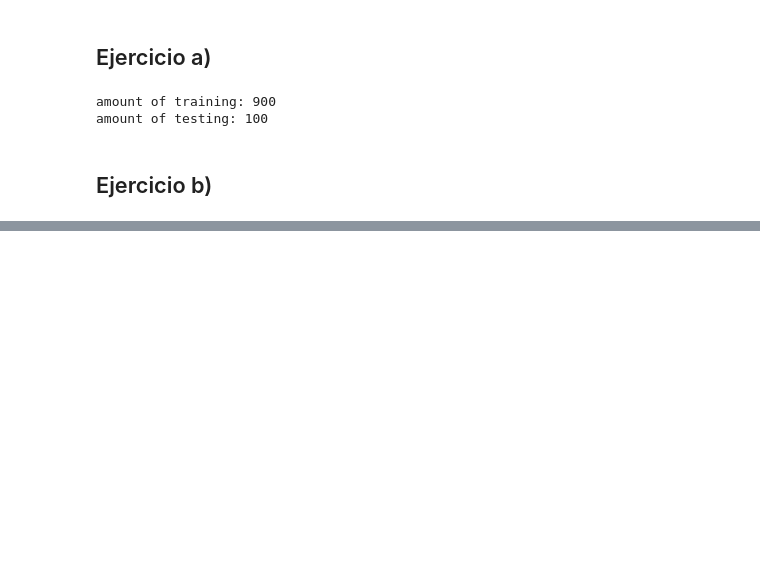
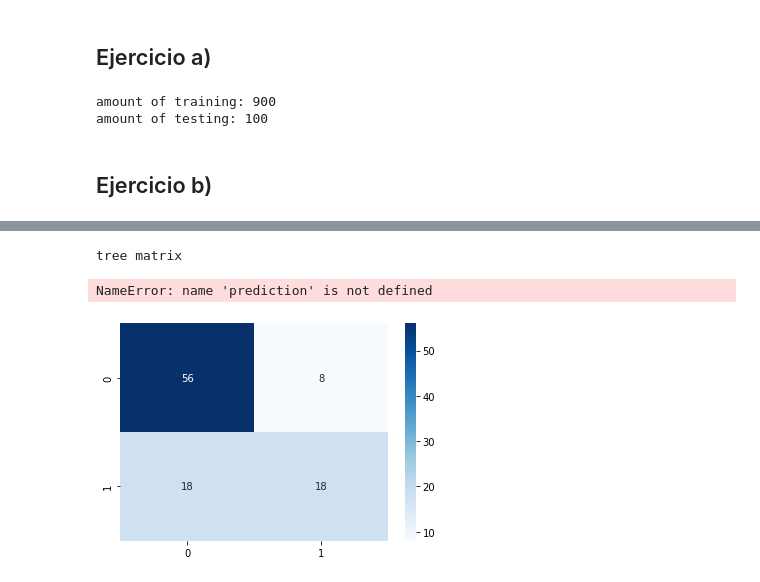
Before and after one commit to gsilvatici/MachineLearningStories, a Jupyter notebook: tp2/ej1.ipynb, the cells around one changed output, grey strips where cells are left out. Drawn from its saved outputs; the diff is of its cells as text; code cells hidden in the pictures; blank space fills up the shorter version.

```diff
--- a/tp2/ej1.ipynb
+++ b/tp2/ej1.ipynb
@@ -153,0 +161,9 @@ forest matrix
+# %%
+print("tree matrix")
+heatmap(matrix_tree, annot=True, cmap='Blues', fmt='g')
+tp_t = matrix_tree[0][0]
+print(f"precision = {tp_t/len(predicted_forest)}")
+# %% [output]
+tree matrix
+NameError: name 'prediction' is not defined
+[figure, added]
```
Also changed, not shown: parts of 6 cells of this notebook, 3 other files.
